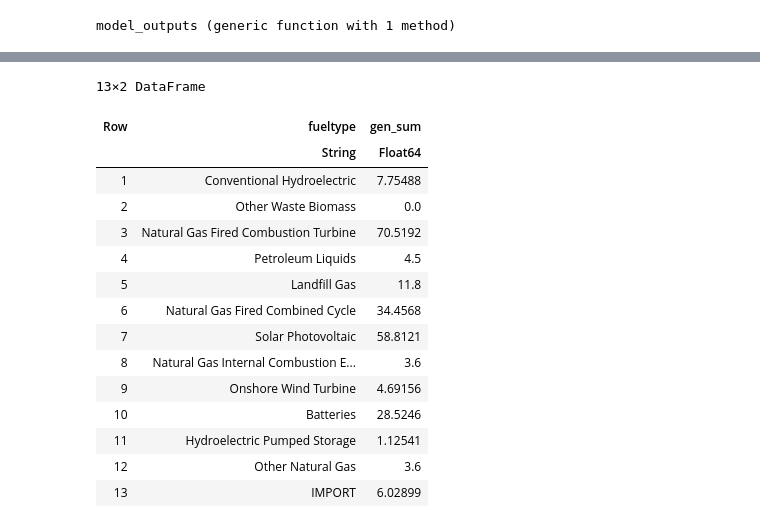
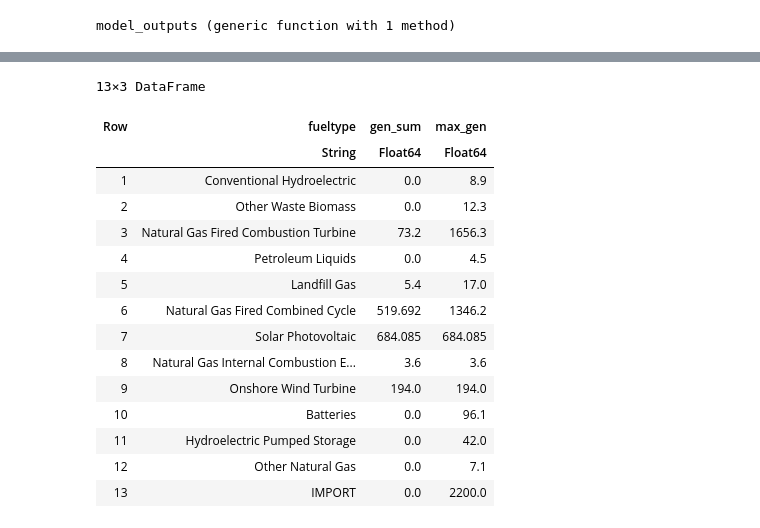
Before and after one commit to asedlak-ucsd/MAE243-Project, a Jupyter notebook: src/Initial-Model-Formulation.ipynb, the cells around one changed output, grey strips where cells are left out. Cells and saved outputs as stored; diff of their text form; code cells hidden in the pictures.

```diff
--- a/src/Initial-Model-Formulation.ipynb
+++ b/src/Initial-Model-Formulation.ipynb
@@ -15,26 +15,12 @@ lines = CSV.read(joinpath(PATH, "lines.csv"), DataFrame);
 buses = CSV.read(joinpath(PATH, "buses.csv"), DataFrame);
 loads = CSV.read(joinpath(PATH, "loads_24h_sp.csv"), DataFrame);
 
-# Remove Synchrnous Condensers
 gens = gens[gens[:, :fueltype] .≠ "Synchronous Condenser", :]
 
 # Add load to bus dataset equal to first hour of load
 buses[:, :pd] = loads[:, 2];
 println("Consistent buses: ", all(buses[:, :bus] .== loads[:, :bus]))
 
-# Reindex buses go from 1:n
-# This is performed to make model indexing consistent
-# with generator and bus indexing.
-bus_map = Dict(buses[:, :bus] .=> 1:nrow(buses))
-buses = transform(buses, :bus => ByRow(x -> get(bus_map, x, x)) => :bus)
-gens = transform(gens, :bus => ByRow(x -> get(bus_map, x, x)) => :bus)
-lines = transform(lines, :t_bus => ByRow(x -> get(bus_map, x, x)) => :t_bus)
-lines = transform(lines, :f_bus => ByRow(x -> get(bus_map, x, x)) => :f_bus)
-
-# Reindex generators to go from 1:m
-gen_map = Dict(gens[:, :id] .=> 1:nrow(gens))
-gens = transform(gens, :id => ByRow(x -> get(gen_map, x, x)) => :id)
-
 # Add line susceptance B = X / (R² + X²)
 lines[:, :sus] = lines.x ./ (lines.r .^2 + lines.x .^2);
 # %% [output]
@@ -152,12 +100,12 @@ function model_outputs(model, gens, lines, buses)
         )
 
     # Angles of each bus
-    angles = value.(model[:THETA]).data
+    #angles = value.(model[:THETA]).data
 
     flows = DataFrame(
         fbus = fbus,
         tbus = tbus,
-        flow = baseMVA .* lines.sus .* (angles[fbus] .- angles[tbus])
+        #flow = value.(model[:FLOW]).data #baseMVA .* lines.sus .* (angles[fbus] .- angles[tbus])
     )
 
     prices = DataFrame(
@@ -172,7 +120,7 @@ function model_outputs(model, gens, lines, buses)
 
     return (
         generation = generation,
-        angles,
+        #angles,
         flows,
         prices,
         shedding,
@@ -183,7 +131,9 @@ end
 # %% [output]
 model_outputs (generic function with 1 method)
 # %%
-dcopf = initialize_model(gens, lines, buses)
+dcopf = transport_model(gens, lines, buses)
+
+#dcopf = initialize_model(gens, lines, buses)
 # %% [output]
 Set parameter Username
 Set parameter LicenseID to value 2669913
@@ -227,21 +176,23 @@ solution = model_outputs(dcopf, gens, lines, buses);
 # %%
 # Get generation by type
 gdf = groupby(innerjoin(gens, solution.generation, on = :id), :fueltype)
-combine(gdf, :gen => sum)
+df = combine(gdf, :gen => sum)
+df[:, :max_gen] .= combine(groupby(gens, :fueltype), :pmax => sum)[:, :pmax_sum]
+df
 # %% [output]
-13×2 DataFrame
+13×3 DataFrame
-| Row | fueltype | gen_sum |
-|  | String | Float64 |
-| 1 | Conventional Hydroelectric | 7.75488 |
-| 2 | Other Waste Biomass | 0.0 |
-| 3 | Natural Gas Fired Combustion Turbine | 70.5192 |
-| 4 | Petroleum Liquids | 4.5 |
-| 5 | Landfill Gas | 11.8 |
-| 6 | Natural Gas Fired Combined Cycle | 34.4568 |
-| 7 | Solar Photovoltaic | 58.8121 |
-| 8 | Natural Gas Internal Combustion E... | 3.6 |
-| 9 | Onshore Wind Turbine | 4.69156 |
-| 10 | Batteries | 28.5246 |
-| 11 | Hydroelectric Pumped Storage | 1.12541 |
-| 12 | Other Natural Gas | 3.6 |
-| 13 | IMPORT | 6.02899 |
+| Row | fueltype | gen_sum | max_gen |
+|  | String | Float64 | Float64 |
+| 1 | Conventional Hydroelectric | 0.0 | 8.9 |
+| 2 | Other Waste Biomass | 0.0 | 12.3 |
+| 3 | Natural Gas Fired Combustion Turbine | 73.2 | 1656.3 |
+| 4 | Petroleum Liquids | 0.0 | 4.5 |
+| 5 | Landfill Gas | 5.4 | 17.0 |
+| 6 | Natural Gas Fired Combined Cycle | 519.692 | 1346.2 |
+| 7 | Solar Photovoltaic | 684.085 | 684.085 |
+| 8 | Natural Gas Internal Combustion E... | 3.6 | 3.6 |
+| 9 | Onshore Wind Turbine | 194.0 | 194.0 |
+| 10 | Batteries | 0.0 | 96.1 |
+| 11 | Hydroelectric Pumped Storage | 0.0 | 42.0 |
+| 12 | Other Natural Gas | 0.0 | 7.1 |
+| 13 | IMPORT | 0.0 | 2200.0 |
```
Also changed, not shown: parts of 10 cells of this notebook, 13 other files.
